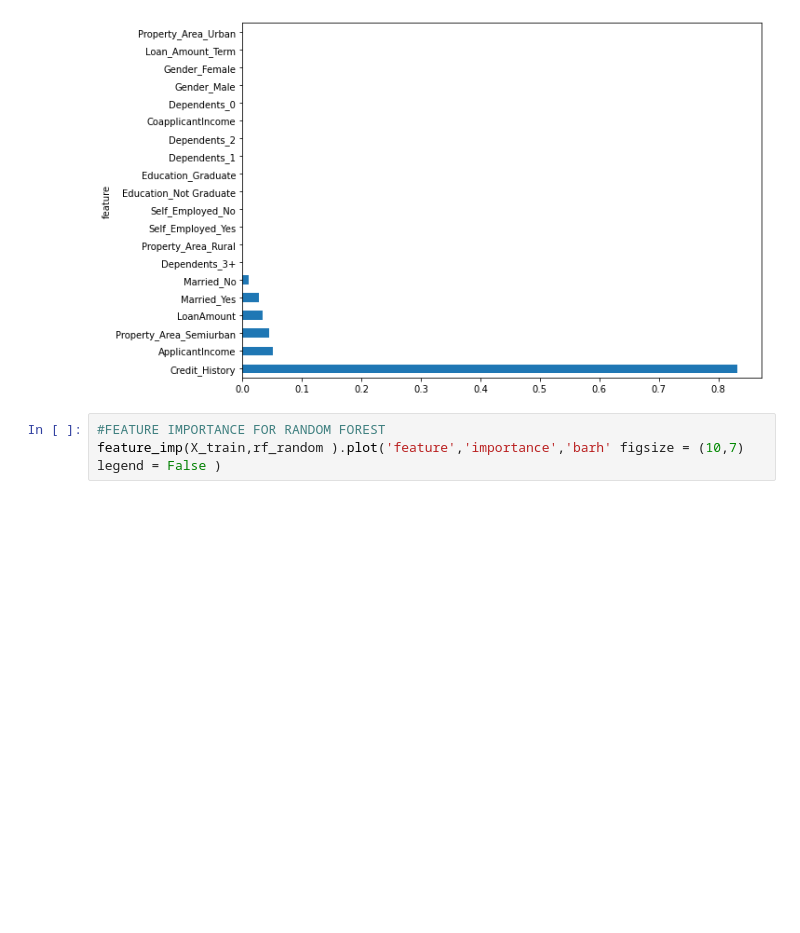
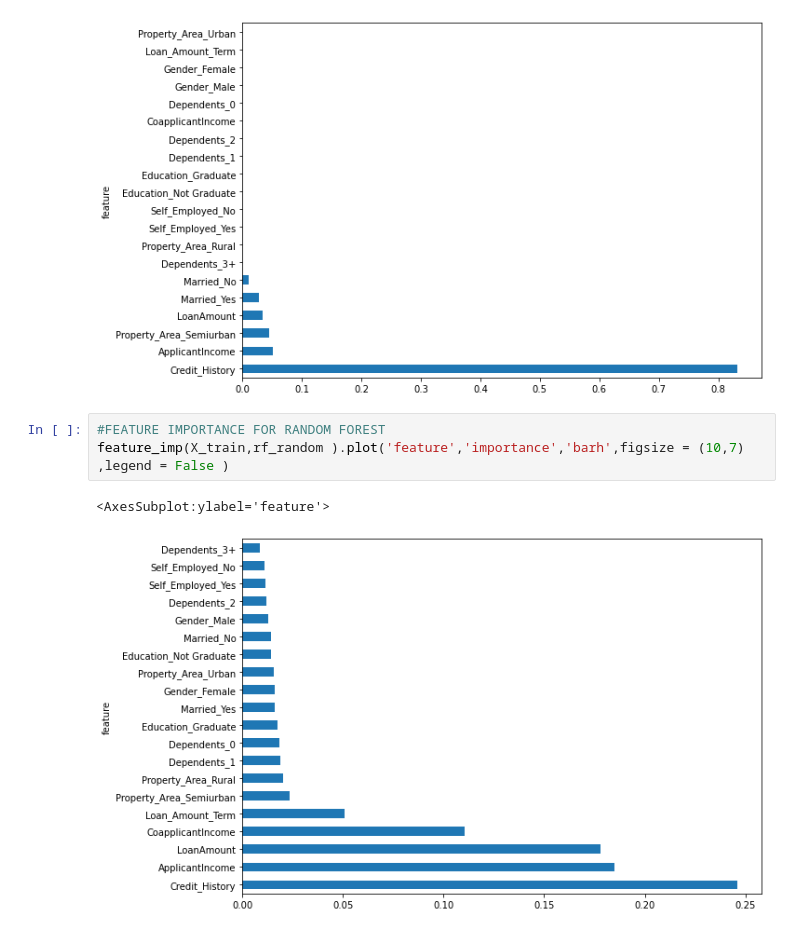
Before and after one commit to Safo-Prince/loan-prediction, a Jupyter notebook: loan-prediction.ipynb, the cells around one changed output. Saved outputs shown, nothing was run; the diff lists cells and outputs as text; blank space fills up the shorter version.

```diff
--- a/loan-prediction.ipynb
+++ b/loan-prediction.ipynb
@@ -304,6 +304,9 @@ feature_imp(X_train,dt_grid).plot('feature','importance','barh' ,figsize = (10,7
 [figure]
 # %%
 #FEATURE IMPORTANCE FOR RANDOM FOREST
-feature_imp(X_train,rf_random ).plot('feature','importance','barh' figsize = (10,7) legend = False )
+feature_imp(X_train,rf_random ).plot('feature','importance','barh',figsize = (10,7) ,legend = False )
+# %% [output]
+<AxesSubplot:ylabel='feature'>
+[figure, added]
 # %%
 #FEATURE IMPORTANCE FOR XGBoost
```
Also changed, not shown: parts of 1 cell of this notebook.
